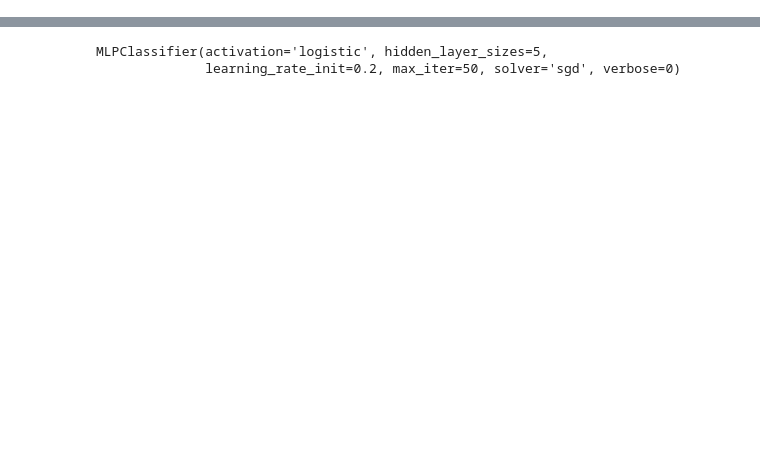
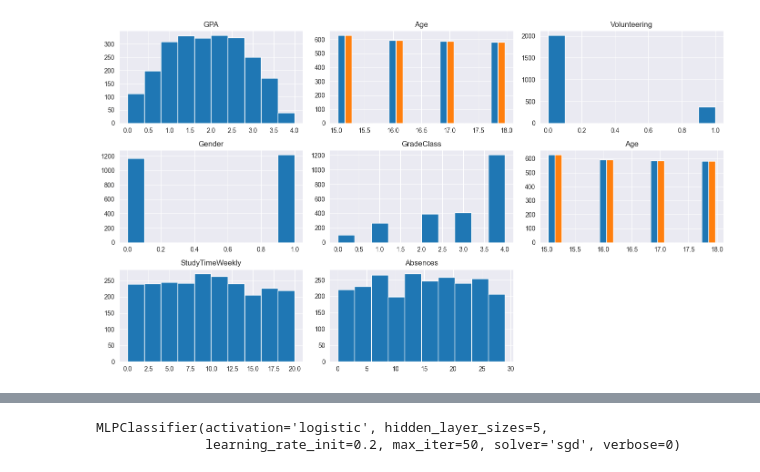
Before and after one commit to Tuncaylctr/machine-learning-assignment-python, a Jupyter notebook: machine_learning_bluprint.ipynb, the cells around one changed output, grey strips where cells are left out. Saved outputs shown, nothing was run; the diff lists cells and outputs as text; code cells hidden in the pictures; blank space fills up the shorter version.

```diff
--- a/machine_learning_bluprint.ipynb
+++ b/machine_learning_bluprint.ipynb
@@ -60 +142,8 @@ plt.show()
+# %%
+#Displaying histograms
+reduced_df.hist(figsize=(14,8))
+plt.tight_layout()
+plt.show()
+# %% [output]
+[figure, added]
 # %%
```
Also changed, not shown: parts of 39 cells of this notebook.
